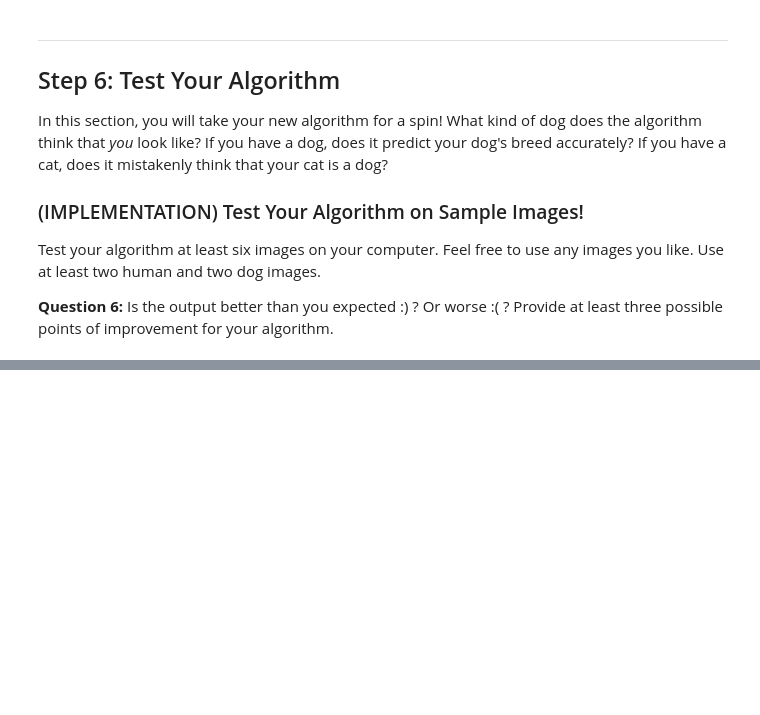
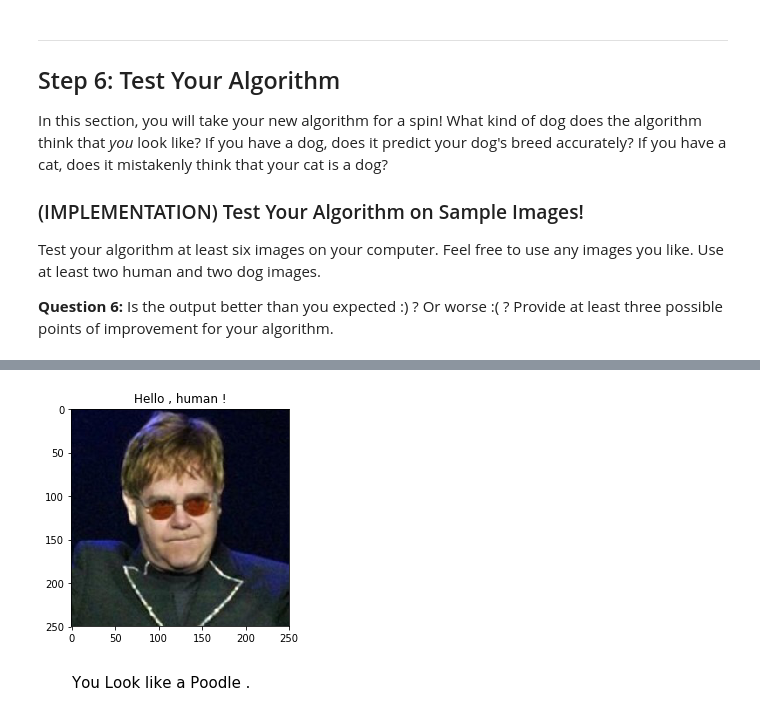
Before and after one commit to buneo7685/Deep-Learning-Nanodegree-Udacity, a Jupyter notebook: project-dog-classification/dog_app.ipynb, the cells around one changed output, grey strips where cells are left out. Cells and saved outputs as stored; diff of their text form; code cells hidden in the pictures; blank space fills up the shorter version.

```diff
--- a/project-dog-classification/dog_app.ipynb
+++ b/project-dog-classification/dog_app.ipynb
@@ -805,0 +828,4 @@ for file in np.hstack((human_files[:3], dog_files[:3])):
+# %%
+run_app(human_files[rnd][2])
+# %% [output]
+[figure, added]
```
Also changed, not shown: parts of 23 cells of this notebook.
